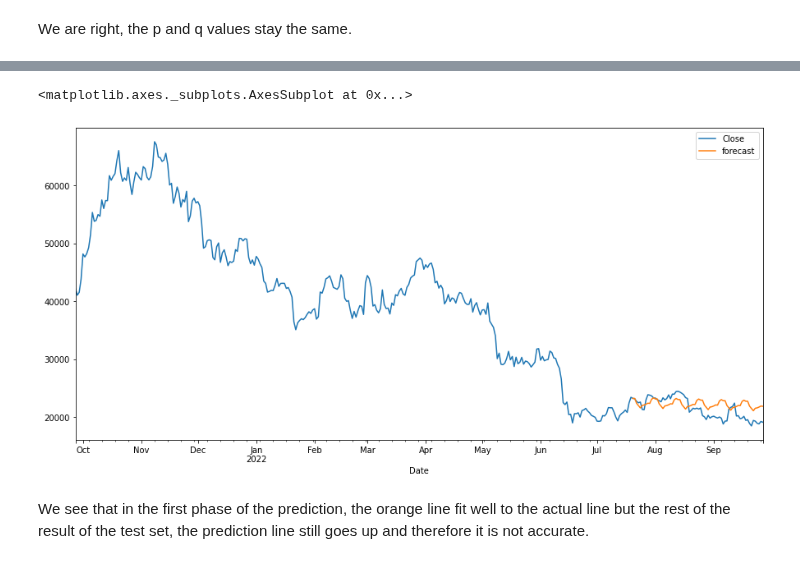
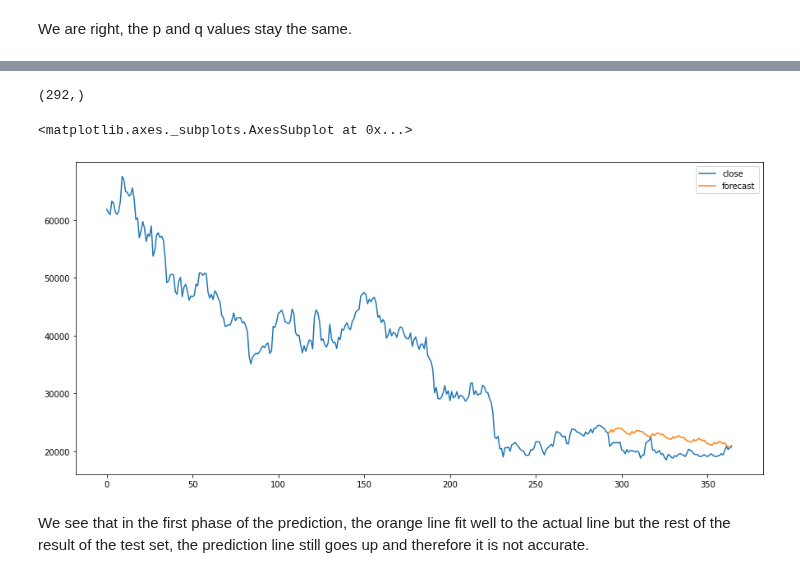
Before and after one commit to huy2212/bitcoin_price_prediction, a Jupyter notebook: ARIMA.ipynb, the cells around one changed output, grey strips where cells are left out. Cells and saved outputs as stored; diff of their text form; code cells hidden in the pictures.

```diff
--- a/ARIMA.ipynb
+++ b/ARIMA.ipynb
@@ -124,8 +52,0 @@ df['Date'] = df['Date'].astype('datetime64')
-# %%
-#Keep only roundly a year's values, drop the redundant.
-remove_part = df[df['Date'] <= '2021-09-26']
-df = df.drop(remove_part.index, axis = 0)
-# %%
-# We see that there many redundant dates so we need to delele them, just keep the final price of the day.
-df = df.drop_duplicates('Date',keep='last')
-df.set_index('Date', inplace= True)
@@ -142,6 +53,6 @@ df.head()
 # %%
 from pmdarima.model_selection import train_test_split
 
-train_data, test_data = train_test_split(df['Close'], test_size = 70)
+train_data, test_data = train_test_split(df['close'], test_size = int(365 * 0.2))
 test_data.shape, train_data.shape
 # %% [output]
@@ -297,7 +204,7 @@ Warnings:
 # %% [markdown]
 We are right, the p and q values stay the same.
 # %%
-model=sa.tsa.statespace.SARIMAX(train_data,order=(0, 1, 0),seasonal_order=(0,1,1,12))
+model=sa.tsa.statespace.SARIMAX(train_data,order=(0, 1, 0),seasonal_order=(1,1,1,12))
 results=model.fit()
 # %%
 results.summary()
@@ -320,11 +228,15 @@ SARIMAX Results
 Warnings:
 [1] Covariance matrix calculated using the outer product of gradients (complex-step).
+# %%
+train_data.shape
+# %% [output]
+(292,)
 # %%
-df['forecast'] = results.predict(start = 296, end = 296 + 70, dynamic = True)
-df[['Close','forecast']].plot(figsize=(15,7))
+df['forecast'] = results.predict(start = 292, end = 292 + 73, dynamic = True)
+df[['close','forecast']].plot(figsize=(15,7))
 # %% [output]
 <matplotlib.axes._subplots.AxesSubplot at 0x...>
-[figure, old version]
+[figure, new version]
 # %% [markdown]
 We see that in the first phase of the prediction, the orange line fit well to the actual line but the rest of the result of the test set, the prediction line still goes up and therefore it is not accurate.
 # %%
```
Also changed, not shown: parts of 31 cells of this notebook.
